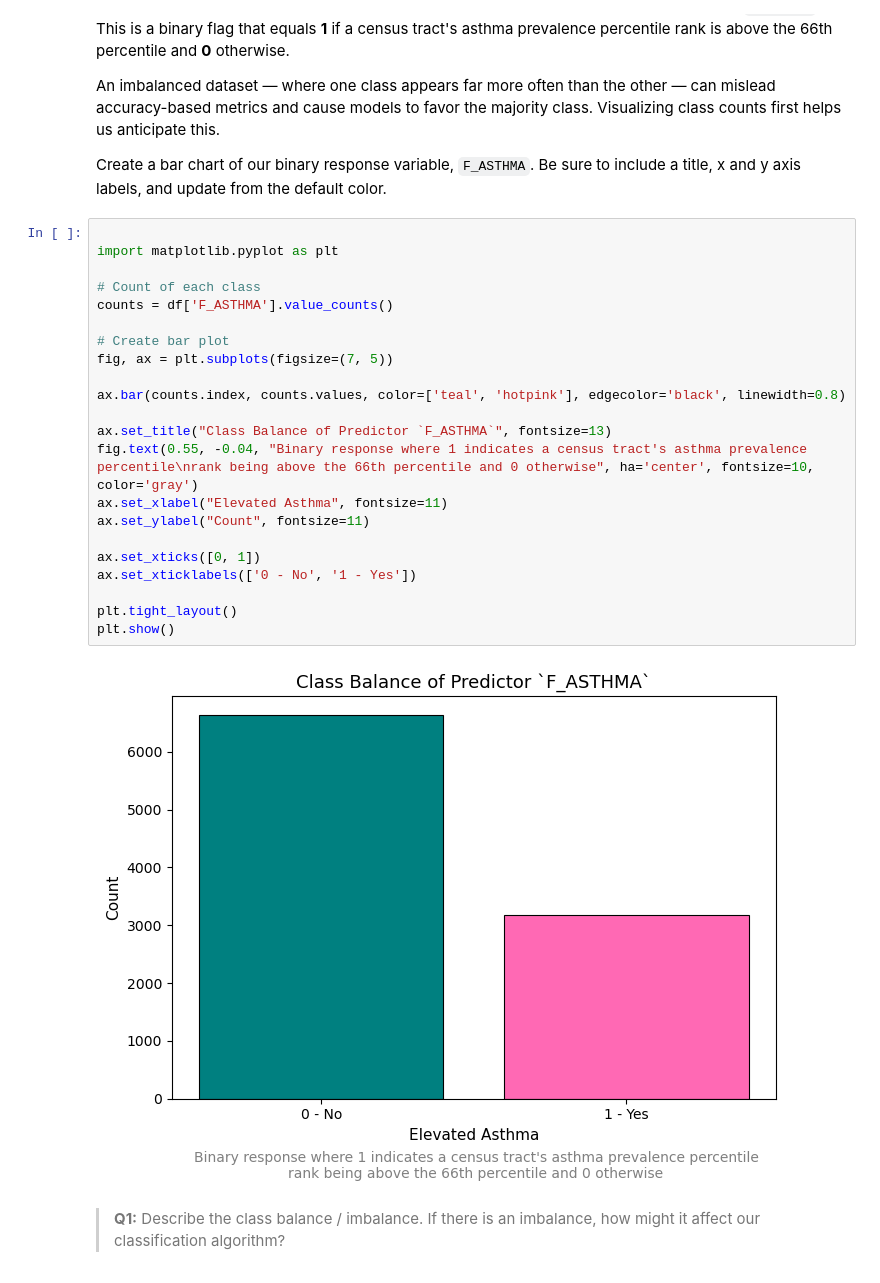
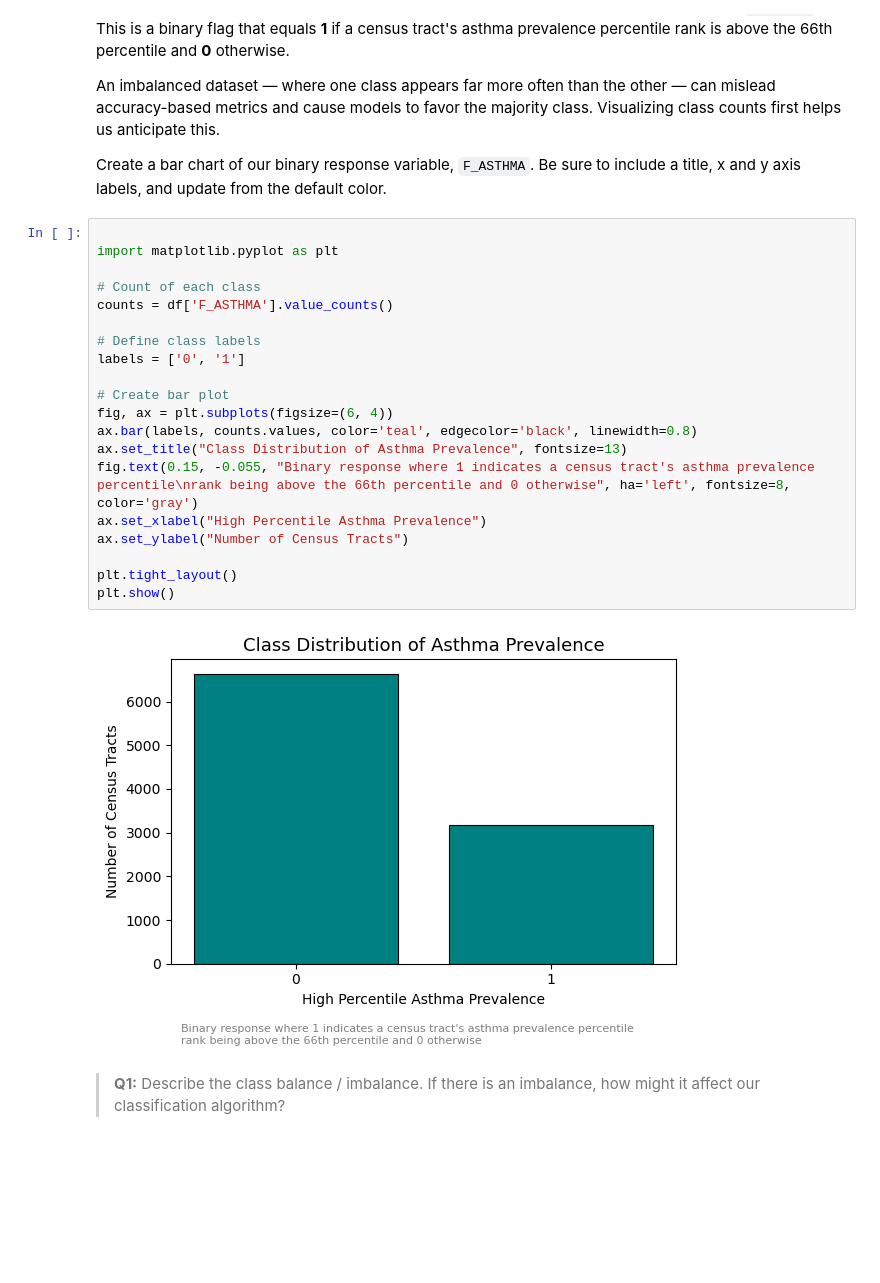
Before and after one commit to avarobillard/assignment-2, a Jupyter notebook: hw2-task2.ipynb, the cells around one changed output. Cells and saved outputs as stored; diff of their text form; blank space fills up the shorter version.

```diff
--- a/hw2-task2.ipynb
+++ b/hw2-task2.ipynb
@@ -96,27 +96,25 @@ Create a bar chart of our binary response variable, `F_ASTHMA`. Be sure to inclu
 # %%
 
 import matplotlib.pyplot as plt
 
 # Count of each class
 counts = df['F_ASTHMA'].value_counts()
 
+# Define class labels
+labels = ['0', '1']
+
 # Create bar plot
-fig, ax = plt.subplots(figsize=(7, 5))
-
-ax.bar(counts.index, counts.values, color=['teal', 'hotpink'], edgecolor='black', linewidth=0.8)
-
-ax.set_title("Class Balance of Predictor `F_ASTHMA`", fontsize=13)
-fig.text(0.55, -0.04, "Binary response where 1 indicates a census tract's asthma prevalence percentile\nrank being above the 66th percentile and 0 otherwise", ha='center', fontsize=10, color='gray')
-ax.set_xlabel("Elevated Asthma", fontsize=11)
-ax.set_ylabel("Count", fontsize=11)
-
-ax.set_xticks([0, 1])
-ax.set_xticklabels(['0 - No', '1 - Yes'])
+fig, ax = plt.subplots(figsize=(6, 4))
+ax.bar(labels, counts.values, color='teal', edgecolor='black', linewidth=0.8)
+ax.set_title("Class Distribution of Asthma Prevalence", fontsize=13)
+fig.text(0.15, -0.055, "Binary response where 1 indicates a census tract's asthma prevalence percentile\nrank being above the 66th percentile and 0 otherwise", ha='left', fontsize=8, color='gray')
+ax.set_xlabel("High Percentile Asthma Prevalence")
+ax.set_ylabel("Number of Census Tracts")
 
 plt.tight_layout()
 plt.show()
 # %% [output]
-[figure, old version]
+[figure, new version]
 # %% [markdown]
 <!-- END QUESTION -->
 
```
Also changed, not shown: parts of 23 cells of this notebook, 1 other file.
